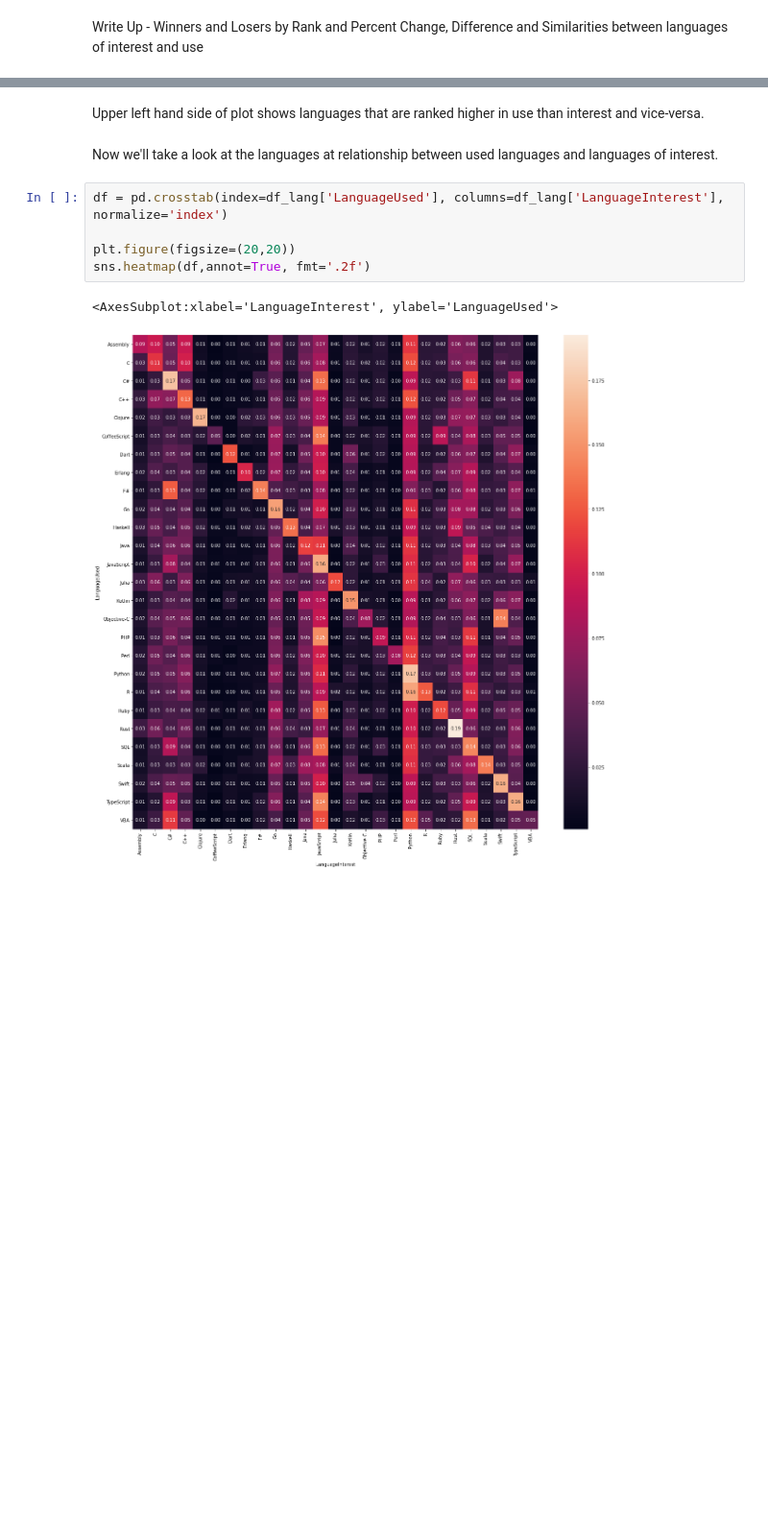
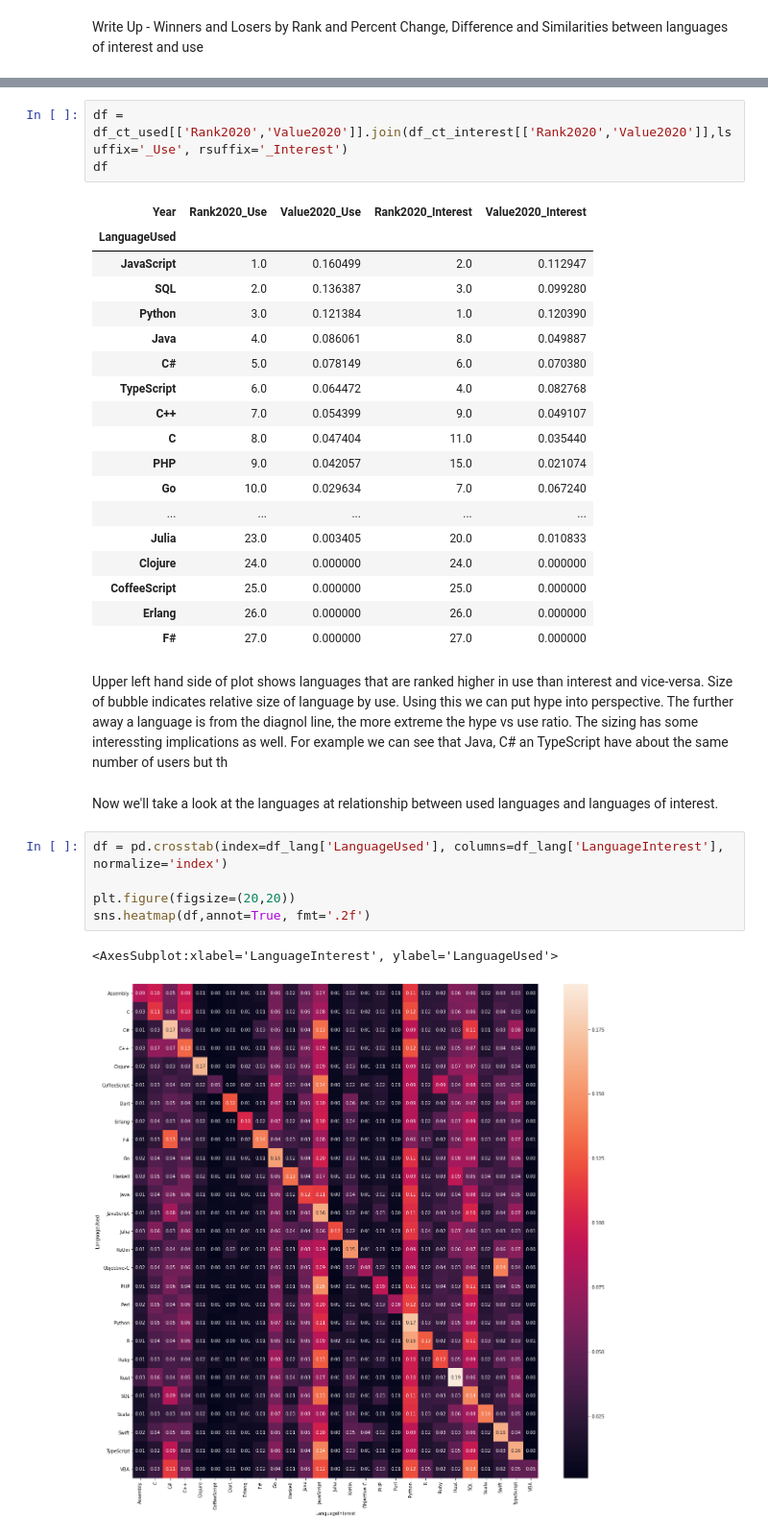
Before and after one commit to prdslost/stackoverflow-analysis, a Jupyter notebook: Developer Programming Language Use and Interest.ipynb, the cells around one changed output, grey strips where cells are left out. Shown at 96% size. Drawn from its saved outputs; the diff is of its cells as text; blank space fills up the shorter version.

```diff
--- a/Developer Programming Language Use and Interest.ipynb
+++ b/Developer Programming Language Use and Interest.ipynb
@@ -230,8 +243,30 @@ ax.plot(ax.get_xlim(), ax.get_ylim(), ls="--", c=".3")
 # %% [output]
 [<matplotlib.lines.Line2D at 0x...>]
 [figure]
+# %%
+df = df_ct_used[['Rank2020','Value2020']].join(df_ct_interest[['Rank2020','Value2020']],lsuffix='_Use', rsuffix='_Interest')
+df
+# %% [output]
+| Year | Rank2020_Use | Value2020_Use | Rank2020_Interest | Value2020_Interest |
+| LanguageUsed |  |  |  |  |
+| JavaScript | 1.0 | 0.160499 | 2.0 | 0.112947 |
+| SQL | 2.0 | 0.136387 | 3.0 | 0.099280 |
+| Python | 3.0 | 0.121384 | 1.0 | 0.120390 |
+| Java | 4.0 | 0.086061 | 8.0 | 0.049887 |
+| C# | 5.0 | 0.078149 | 6.0 | 0.070380 |
+| TypeScript | 6.0 | 0.064472 | 4.0 | 0.082768 |
+| C++ | 7.0 | 0.054399 | 9.0 | 0.049107 |
+| C | 8.0 | 0.047404 | 11.0 | 0.035440 |
+| PHP | 9.0 | 0.042057 | 15.0 | 0.021074 |
+| Go | 10.0 | 0.029634 | 7.0 | 0.067240 |
+| ... | ... | ... | ... | ... |
+| Julia | 23.0 | 0.003405 | 20.0 | 0.010833 |
+| Clojure | 24.0 | 0.000000 | 24.0 | 0.000000 |
+| CoffeeScript | 25.0 | 0.000000 | 25.0 | 0.000000 |
+| Erlang | 26.0 | 0.000000 | 26.0 | 0.000000 |
+| F# | 27.0 | 0.000000 | 27.0 | 0.000000 |
 # %% [markdown]
-Upper left hand side of plot shows languages that are ranked higher in use than interest and vice-versa.
+Upper left hand side of plot shows languages that are ranked higher in use than interest and vice-versa. Size of bubble indicates relative size of language by use. Using this we can put hype into perspective. The further away a language is from the diagnol line, the more extreme the hype vs use ratio. The sizing has some interessting implications as well. For example we can see that Java, C# an TypeScript have about the same number of users but th
 # %% [markdown]
 Now we'll take a look at the languages at relationship between used languages and languages of interest.
 # %%
```
Also changed, not shown: parts of 15 cells of this notebook, 1 other file.
